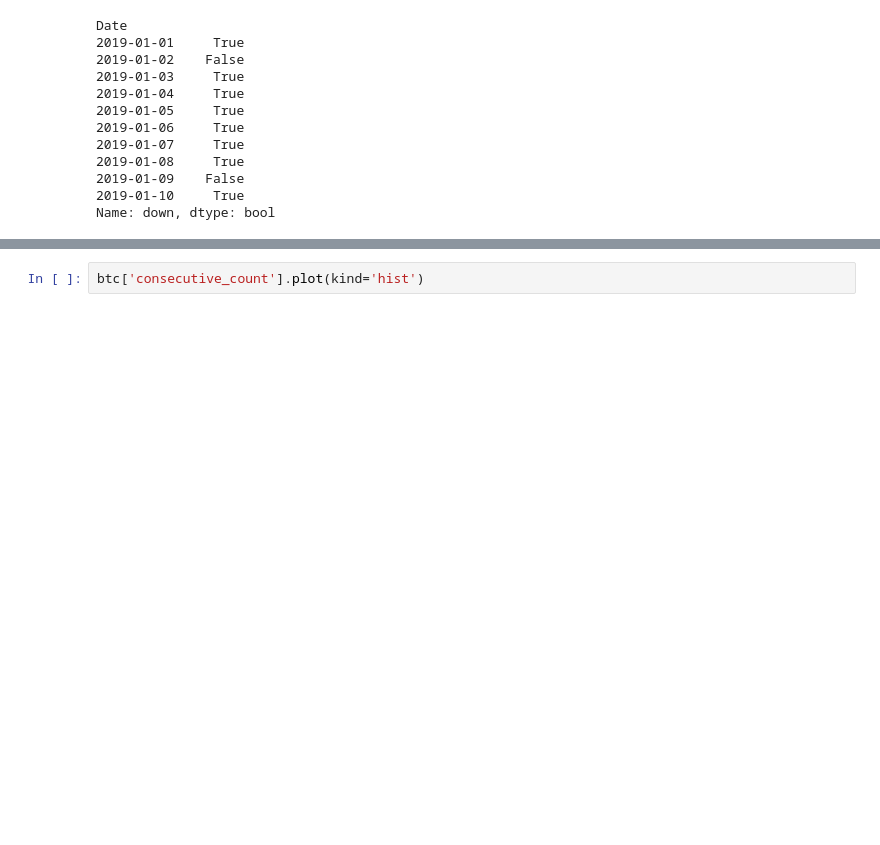
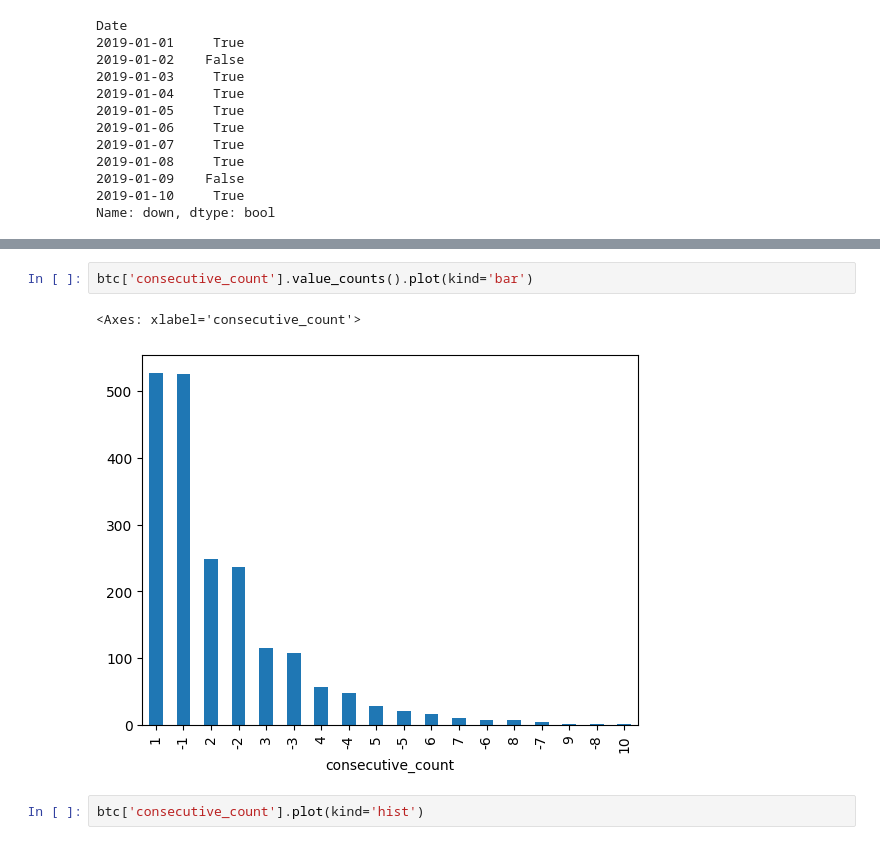
Before and after one commit to diegotorpoco/markov, a Jupyter notebook: markov.ipynb, the cells around one changed output, grey strips where cells are left out. Drawn from its saved outputs; the diff is of its cells as text; blank space fills up the shorter version.

```diff
--- a/markov.ipynb
+++ b/markov.ipynb
@@ -120,3 +182,8 @@ btc['long_signal'] =
+# %%
+btc['consecutive_count'].value_counts().plot(kind='bar')
+# %% [output]
+<Axes: xlabel='consecutive_count'>
+[figure, added]
 # %%
 btc['consecutive_count'].plot(kind='hist')
 # %% [output]
```
Also changed, not shown: parts of 12 cells of this notebook.
